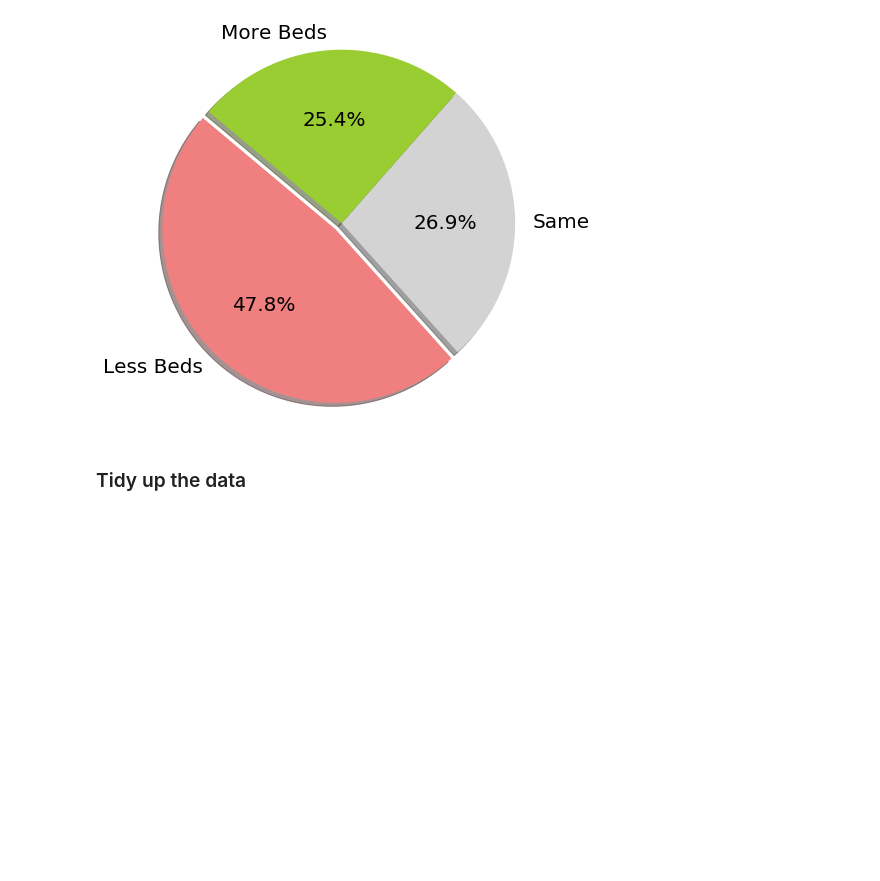
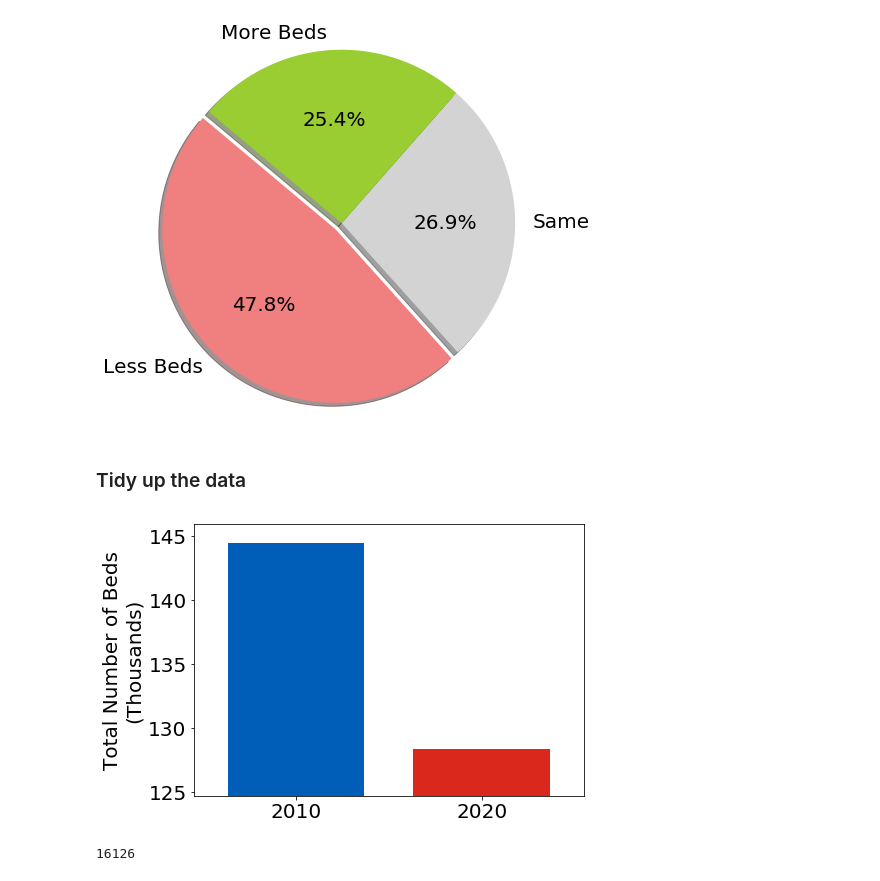
Before and after one commit to HowsMyNHS/NHSdata, a Jupyter notebook: NhsEngBeds.ipynb, the cells around one changed output. Cells and saved outputs as stored; diff of their text form; code cells hidden in the pictures; blank space fills up the shorter version.

```diff
--- a/NhsEngBeds.ipynb
+++ b/NhsEngBeds.ipynb
@@ -204,3 +206,27 @@ for i in range(len(OutNames)):
 np.save("NHSbeds.npy", [OutNames, time, BedsOut])
 # %%
 firstNames, time, BedsAvail = np.load("NHSbeds.npy")
+# %%
+matplotlib.rcParams['mathtext.fontset'] = 'stix'
+matplotlib.rcParams['font.family'] = 'sans-serif'
+matplotlib.rc('font', size=20)
+
+fig, ax1 = plt.subplots(figsize = (7,5))
+time = np.arange(2010.25, 2020, 0.25)[::-1]
+
+hospital = 0
+
+allBeds = BedsAvail[hospital,:][BedsAvail[hospital,:]!='-']
+
+ax1.bar([time[-1], time[0]], [allBeds[-1]*1e-3, allBeds[0]*1e-3],
+        width = 7, alpha=1,tick_label = [2010, 2020], color = ['#005EB8', '#DA291C'])
+ax1.set_xlim(2005, 2025)
+ax1.set_ylim(0.98*min(allBeds)*1e-3, 1.01*max(allBeds)*1e-3)
+ax1.set_ylabel("Total Number of Beds\n(Thousands)")
+plt.show()
+# %% [output]
+[figure, added]
+# %%
+allBeds[-1] -allBeds[0]
+# %% [output]
+16126
```
Also changed, not shown: parts of 2 cells of this notebook, 5 other files.
